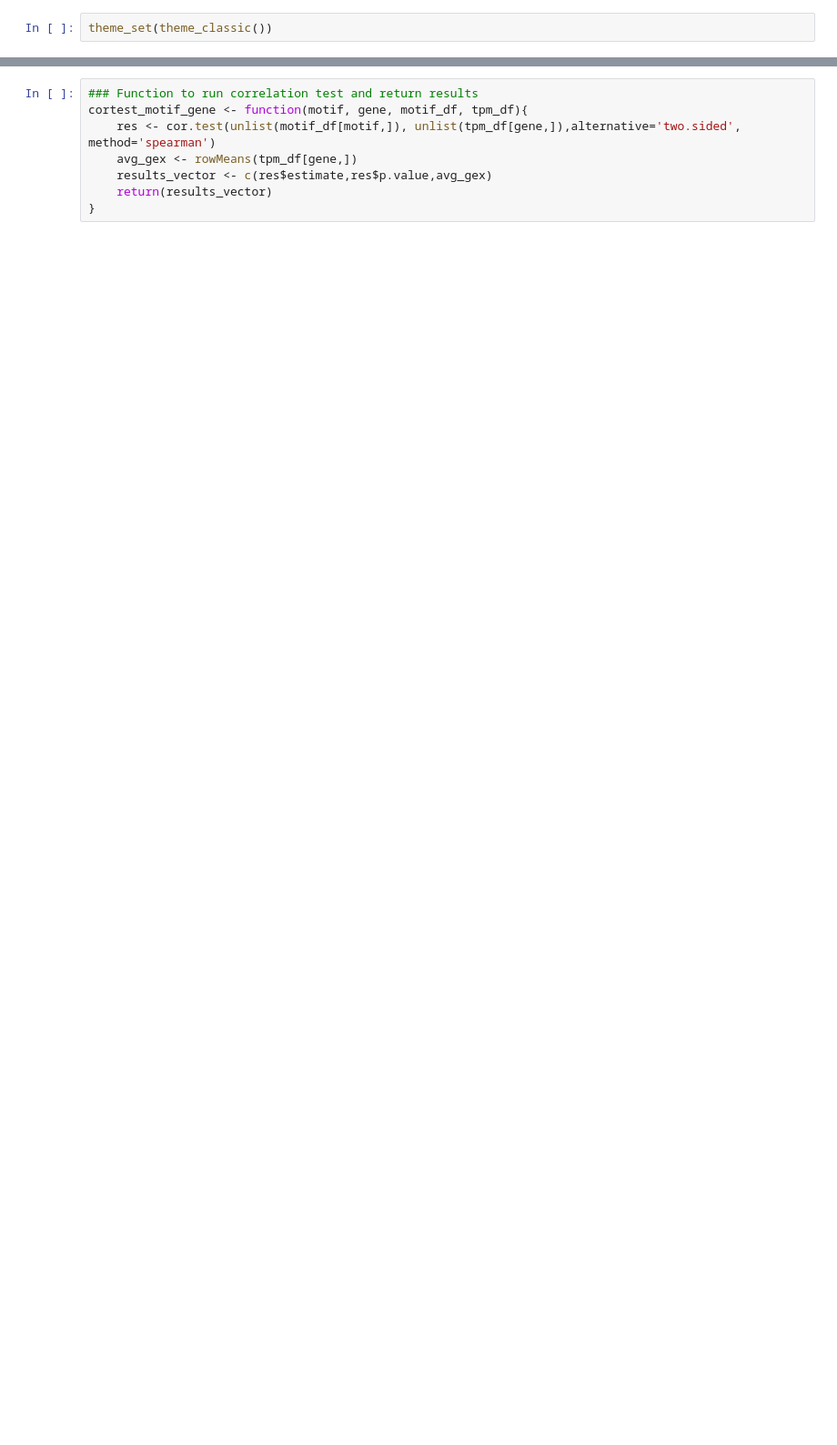
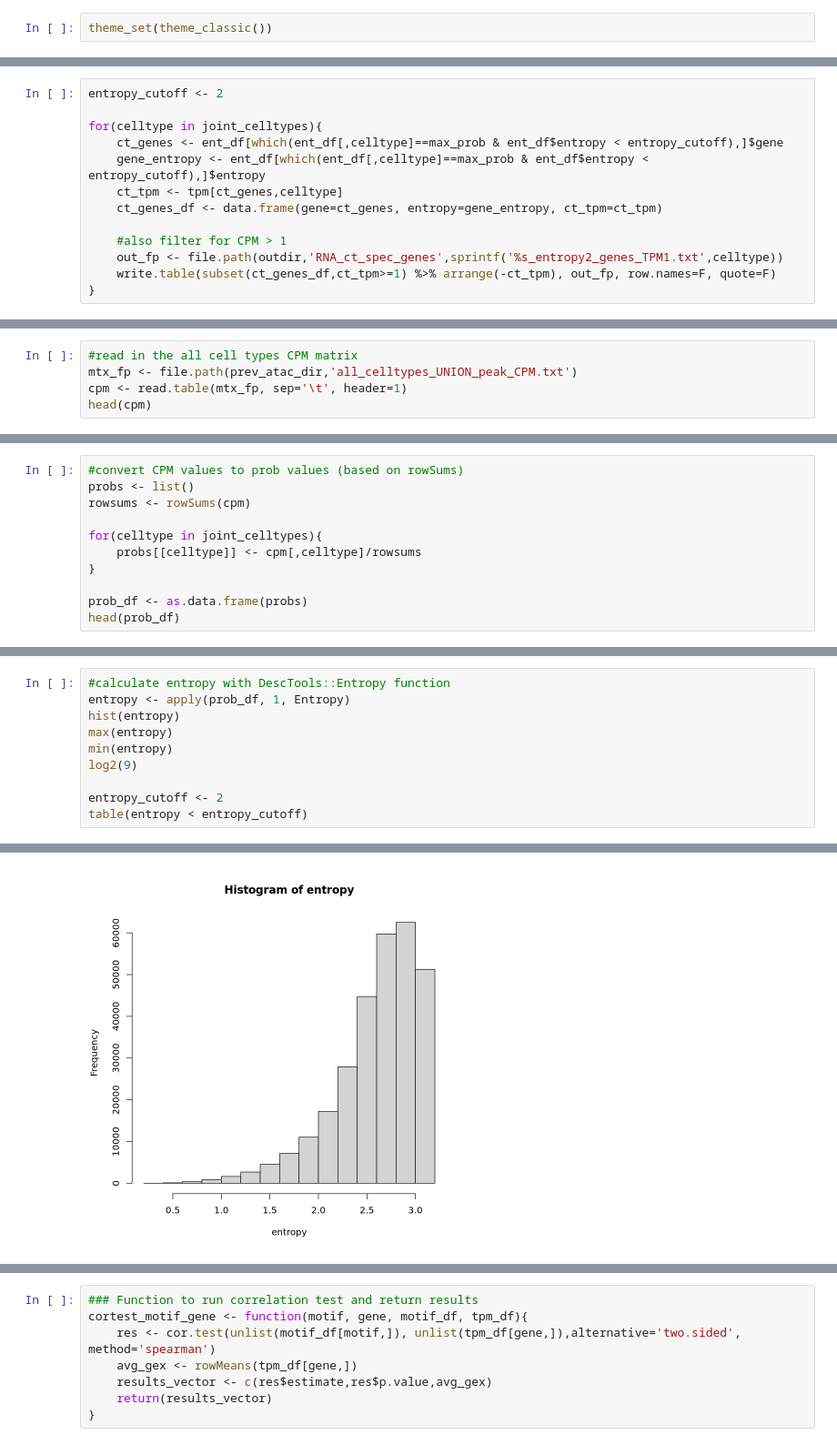
Before and after one commit to Gaulton-Lab/non-diabetic-islet-multiomics, a Jupyter notebook: code/1a_Process_and_merge_10x_multiome/5_find_cell_type_specific_comps.ipynb, the cells around one changed output, grey strips where cells are left out. Shown at 91% size. Cells and saved outputs as stored; diff of their text form; blank space fills up the shorter version.

```diff
--- a/code/1a_Process_and_merge_10x_multiome/5_find_cell_type_specific_comps.ipynb
+++ b/code/1a_Process_and_merge_10x_multiome/5_find_cell_type_specific_comps.ipynb
@@ -78,0 +152,13 @@ A data.frame: 6 × 4
+# %%
+entropy_cutoff <- 2
+
+for(celltype in joint_celltypes){
+    ct_genes <- ent_df[which(ent_df[,celltype]==max_prob & ent_df$entropy < entropy_cutoff),]$gene
+    gene_entropy <- ent_df[which(ent_df[,celltype]==max_prob & ent_df$entropy < entropy_cutoff),]$entropy
+    ct_tpm <- tpm[ct_genes,celltype]
+    ct_genes_df <- data.frame(gene=ct_genes, entropy=gene_entropy, ct_tpm=ct_tpm)
+
+    #also filter for CPM > 1
+    out_fp <- file.path(outdir,'RNA_ct_spec_genes',sprintf('%s_entropy2_genes_TPM1.txt',celltype))
+    write.table(subset(ct_genes_df,ct_tpm>=1) %>% arrange(-ct_tpm), out_fp, row.names=F, quote=F)
+}
@@ -78,0 +167,5 @@ A data.frame: 6 × 4
+# %%
+#read in the all cell types CPM matrix
+mtx_fp <- file.path(prev_atac_dir,'all_celltypes_UNION_peak_CPM.txt')
+cpm <- read.table(mtx_fp, sep='\t', header=1)
+head(cpm)
@@ -78,0 +182,11 @@ A data.frame: 6 × 4
+# %%
+#convert CPM values to prob values (based on rowSums)
+probs <- list()
+rowsums <- rowSums(cpm)
+
+for(celltype in joint_celltypes){
+    probs[[celltype]] <- cpm[,celltype]/rowsums
+}
+
+prob_df <- as.data.frame(probs)
+head(prob_df)
@@ -78,0 +203,11 @@ A data.frame: 6 × 4
+# %%
+#calculate entropy with DescTools::Entropy function
+entropy <- apply(prob_df, 1, Entropy)
+hist(entropy)
+max(entropy)
+min(entropy)
+log2(9)
+
+entropy_cutoff <- 2
+table(entropy < entropy_cutoff)
+# %% [output]
@@ -78,0 +219 @@ A data.frame: 6 × 4
+[figure, added]
```
Also changed, not shown: parts of 44 cells of this notebook, 1 other file.
